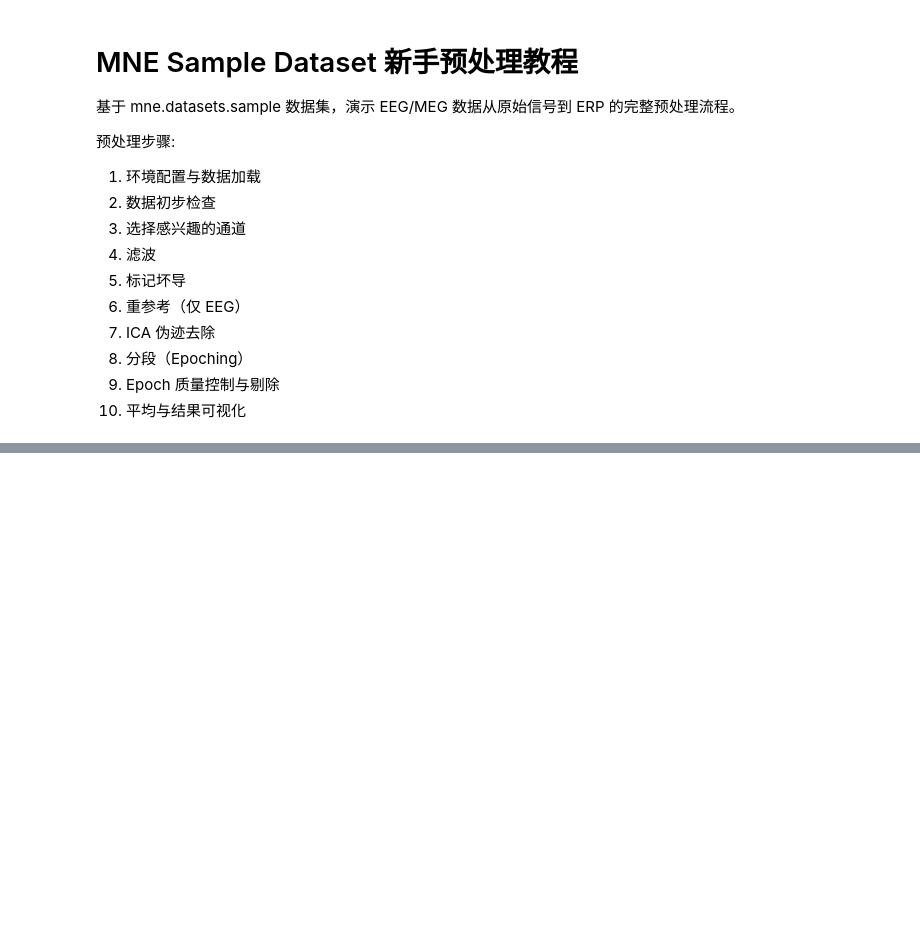
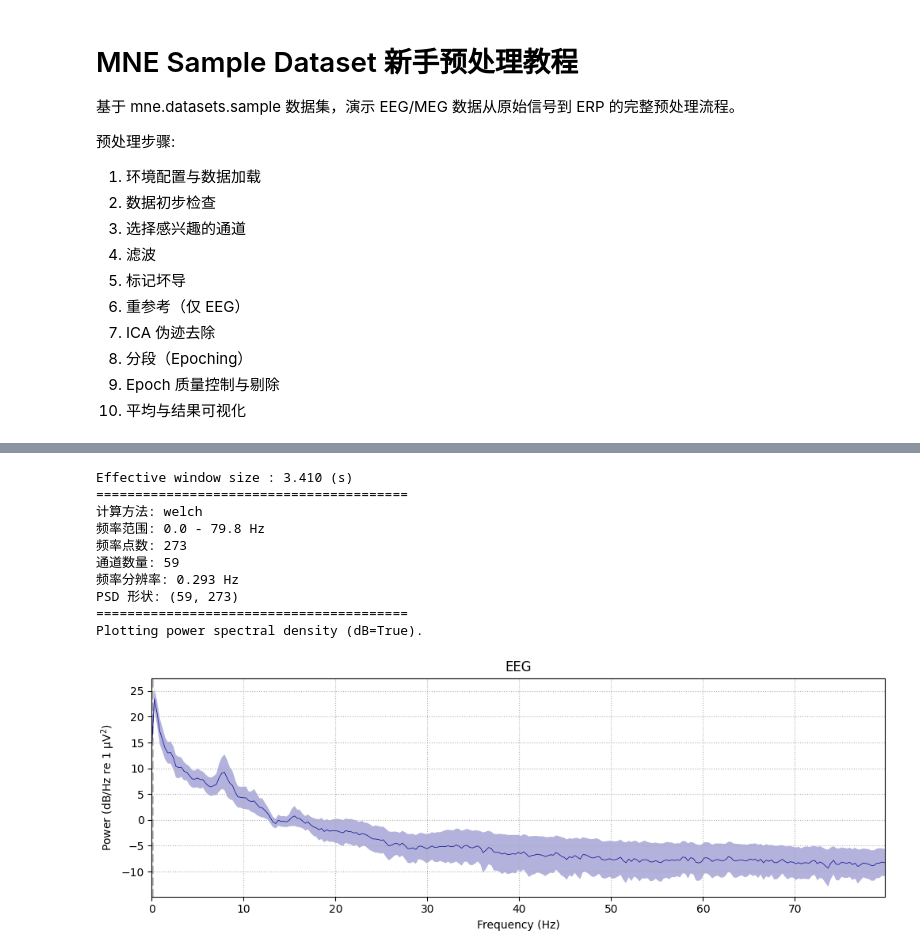
Before and after one commit to usstziyi/my-eeg, a Jupyter notebook: src/mne_sample_preprocessing.ipynb, the cells around one changed output, grey strips where cells are left out. Drawn from its saved outputs; the diff is of its cells as text; code cells hidden in the pictures; blank space fills up the shorter version.

Commit message:
compute_psd

```diff
--- a/src/mne_sample_preprocessing.ipynb
+++ b/src/mne_sample_preprocessing.ipynb
@@ -92,31 +109,48 @@ def save_figure(filename="figure.pdf"):
 # %%
 # ============================================================
 # 2. 基础用法：计算 PSD 并绘图
 # ============================================================
-# compute_psd() 返回 Spectrum 对象
+# 计算原始EEG信号的功率谱密度（PSD）
 # picks="data"：包含 EEG, EOG, EMG, ECG 等所有生理信号通道（除 STIM 外）
 spectrum = raw_eeg.compute_psd(fmax=80, picks="data", exclude="bads")
 
+# 打印 PSD 关键参数
 def print_spectrum_info(spec):
     """打印 Spectrum 对象的关键参数"""
     psd_data = spec.get_data()  # 返回 (n_channels, n_freqs) 的 numpy 数组
 
     print("=" * 40)
     print(f"计算方法: {spec.method}")
     print(f"频率范围: {spec.freqs[0]:.1f} - {spec.freqs[-1]:.1f} Hz")
     print(f"频率点数: {len(spec.freqs)}")
     print(f"通道数量: {len(spec.ch_names)}")
     print(f"频率分辨率: {spec.freqs[1] - spec.freqs[0]:.3f} Hz")
     print(f"PSD 形状: {psd_data.shape}")
     print("=" * 40)
 
 print_spectrum_info(spectrum)
 
 
 # Spectrum 自带 .plot() 方法
-fig = spectrum.plot(show=False) # 不显示图像，返回 Figure 对象
-fig.suptitle("EEG Power Spectral Density", fontsize=14, y=1.2)
+# show=False, 不显示图像, 返回 Figure 对象
+mne_fig = spectrum.plot(dB=True, amplitude=False, color='darkblue', average=True, ci = 'sd', show=False)
+# ax = mne_fig.axes[0]
+# ax.set_title("EEG Power Spectral Density", fontsize=14, y=1.2)
+# ax.set_xlabel("Frequency (Hz)")
+# ax.set_ylabel("PSD (μV²/Hz)")
 plt.show()
+# %% [output]
+Effective window size : 3.410 (s)
+========================================
+计算方法: welch
+频率范围: 0.0 - 79.8 Hz
+频率点数: 273
+通道数量: 59
+频率分辨率: 0.293 Hz
+PSD 形状: (59, 273)
+========================================
+Plotting power spectral density (dB=True).
+[figure, added]
 # %%
 
 # 查看功率谱密度（PSD）
```
Also changed, not shown: parts of 3 cells of this notebook.
